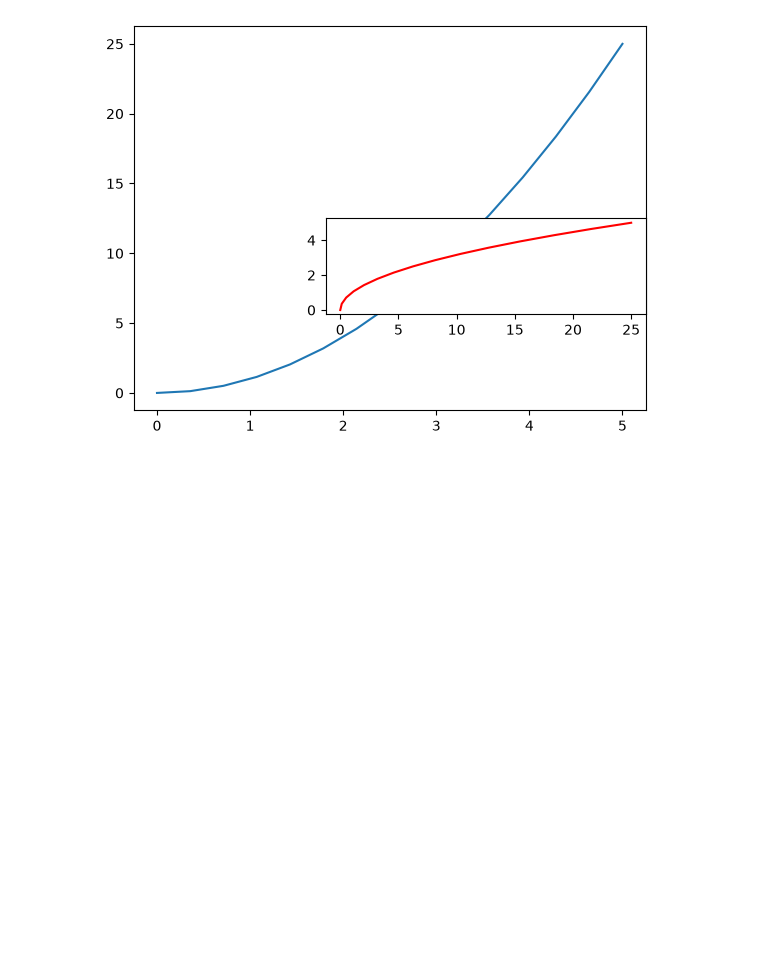
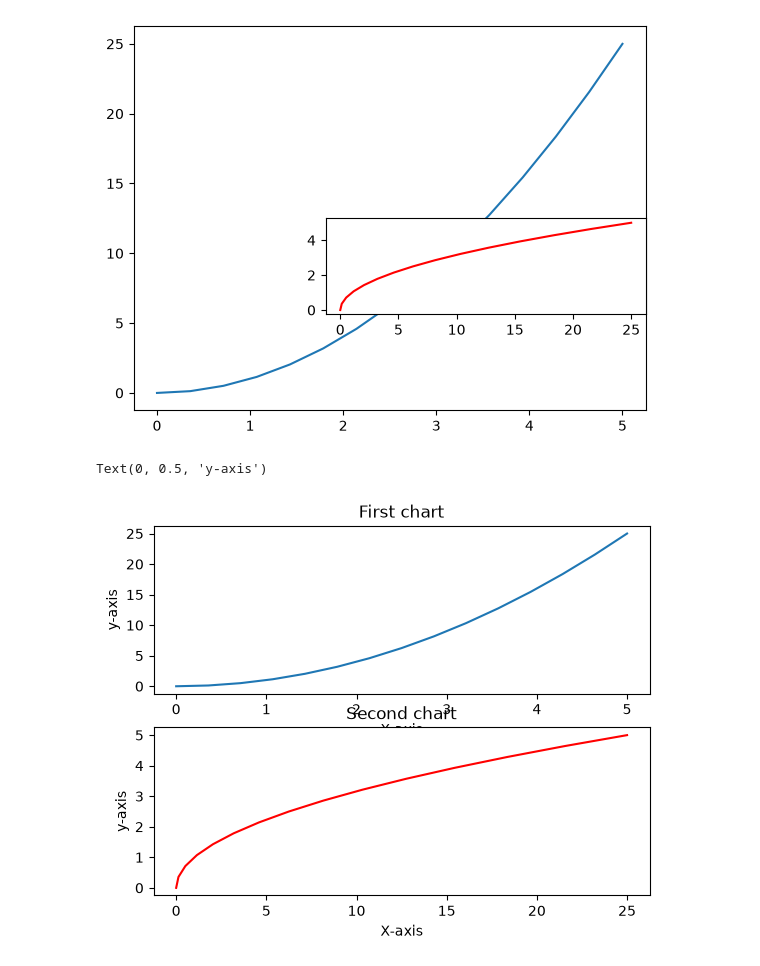
Before and after one commit to mdkaifsiddique/Data-analysis-with-Python, a Jupyter notebook: Matplotlib.ipynb, the cells around one changed output. Saved outputs shown, nothing was run; the diff lists cells and outputs as text; code cells hidden in the pictures; blank space fills up the shorter version.

```diff
--- a/Matplotlib.ipynb
+++ b/Matplotlib.ipynb
@@ -97,0 +100,17 @@ axes2.plot(y,x,'r')
+# %%
+fig,axes = plt.subplots(nrows=2, ncols=1)
+
+axes[0].plot(x,y)
+axes[0].set_title('First chart')
+axes[0].set_xlabel('X-axis')
+axes[0].set_ylabel('y-axis')
+
+axes[1].plot(y,x,'r')
+axes[1].set_title('Second chart')
+axes[1].set_xlabel('X-axis')
+axes[1].set_ylabel('y-axis')
+
+#plt.tight_layout
+# %% [output]
+Text(0, 0.5, 'y-axis')
+[figure, added]
```
Also changed, not shown: parts of 4 cells of this notebook.
